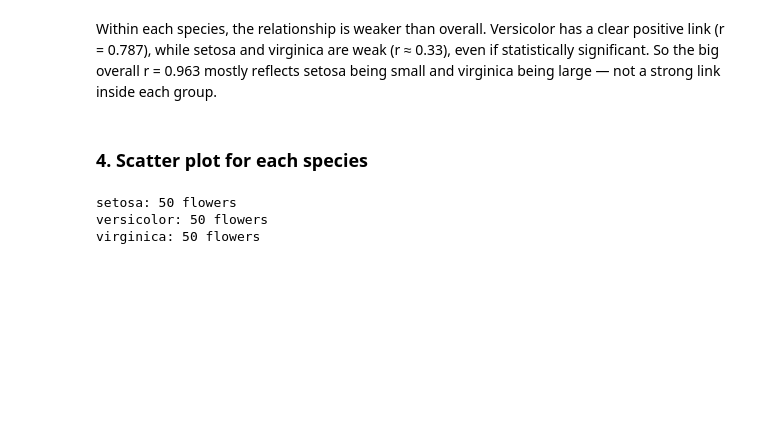
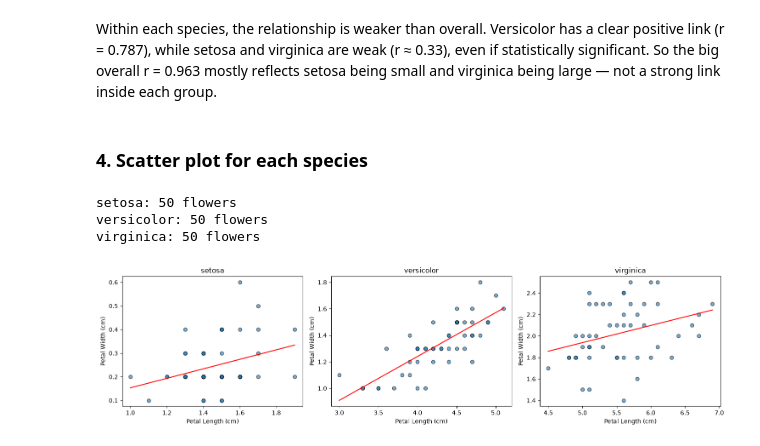
Before and after one commit to dimon-ua/assessment-submission, a Jupyter notebook: problems.ipynb, the cells around one changed output. Saved outputs shown, nothing was run; the diff lists cells and outputs as text; code cells hidden in the pictures; blank space fills up the shorter version.

Commit message:
Add species scatter plots with trend lines

```diff
--- a/problems.ipynb
+++ b/problems.ipynb
@@ -210,3 +210,29 @@ for name, subset in subsets.items():
 setosa: 50 flowers
 versicolor: 50 flowers
 virginica: 50 flowers
+# %%
+# Scatter plot with a trend line for each species, side by side
+# https://matplotlib.org/stable/api/_as_gen/matplotlib.pyplot.subplots.html
+fig, axes = plt.subplots(1, 3, figsize=(15, 4))
+
+for ax, name in zip(axes, species_list):
+    subset = subsets[name]
+    x = subset['petal_length']
+    y = subset['petal_width']
+
+    ax.scatter(x, y, alpha=0.6, edgecolor='black')
+
+    # Straight line fitted to this species only
+    # https://numpy.org/doc/stable/reference/generated/numpy.polyfit.html
+    slope, intercept = np.polyfit(x, y, 1)
+    x_line = np.linspace(x.min(), x.max(), 100)
+    ax.plot(x_line, slope * x_line + intercept, color='red')
+
+    ax.set_title(name)
+    ax.set_xlabel('Petal Length (cm)')
+    ax.set_ylabel('Petal Width (cm)')
+
+plt.tight_layout()
+plt.show()
+# %% [output]
+[figure, added]
```
